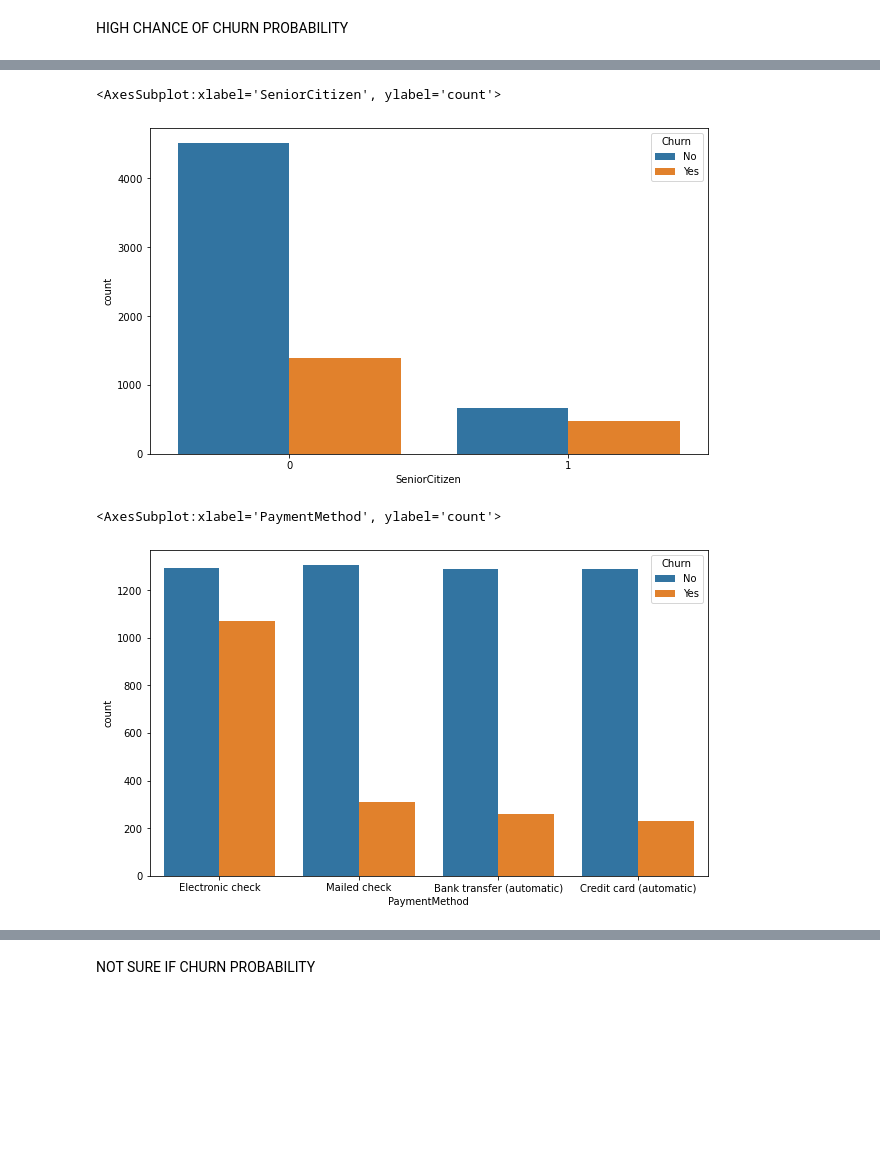
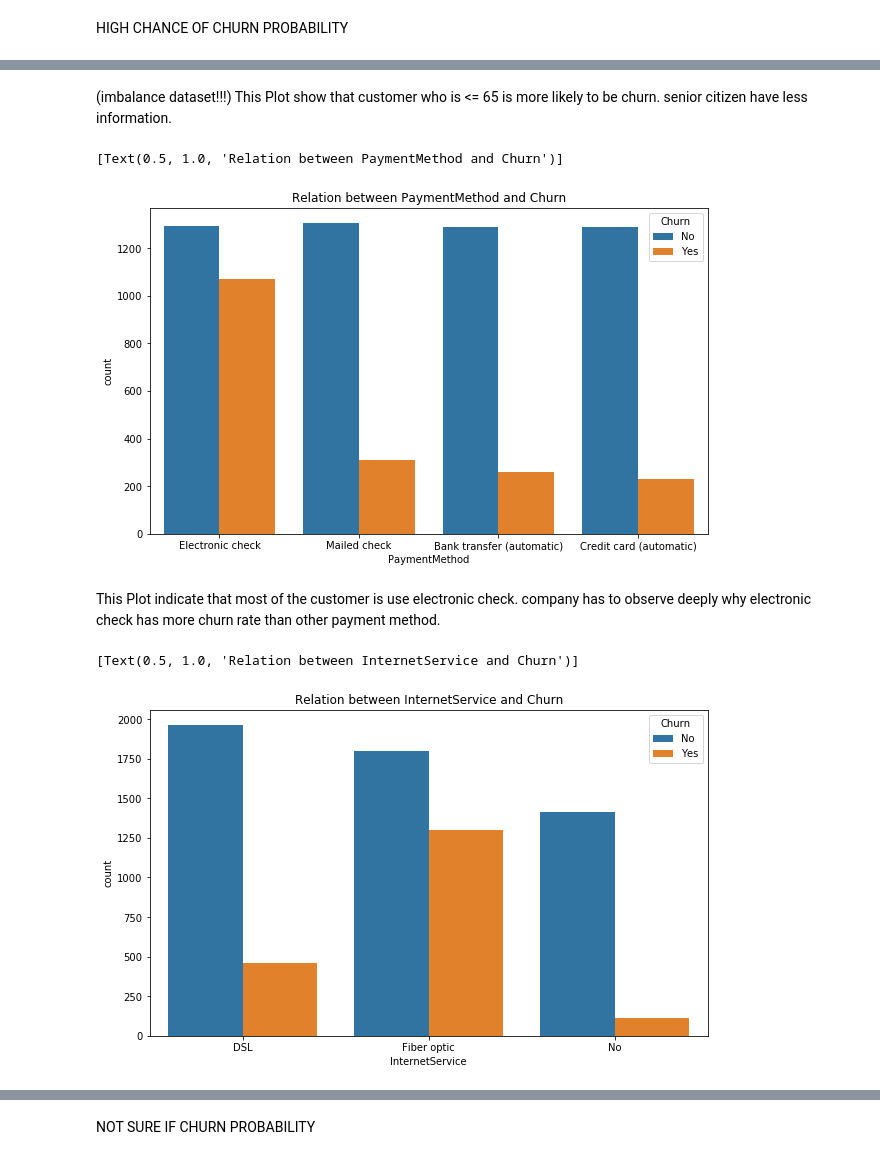
Before and after one commit to Nas-virat/Telco-Customer-Churn, a Jupyter notebook: Telco-Churn-Visualization.ipynb, the cells around one changed output, grey strips where cells are left out. Cells and saved outputs as stored; diff of their text form; code cells hidden in the pictures; blank space fills up the shorter version.

```diff
--- a/Telco-Churn-Visualization.ipynb
+++ b/Telco-Churn-Visualization.ipynb
@@ -10,7 +13,7 @@ import seaborn as sns
 # %% [markdown]
 ### IMPORT DATA
 # %%
-df = pd.read_csv('telco-customer-churn.csv')
+df = pd.read_csv('Telco-Customer-Churn.csv')
 df
 # %% [output]
 |  | customerID | gender | SeniorCitizen | Partner | Dependents | tenure | PhoneService | MultipleLines | ... |
@@ -91,12 +136,16 @@ sns.histplot(data=df, x='MonthlyCharges', hue='Churn')
+# %% [markdown]
+(imbalance dataset!!!) This Plot show that customer who is  <= 65 is more likely to be churn. senior citizen have less information.
 # %%
 fig = plt.figure(figsize=(10,6))
-sns.countplot(data=df, x='SeniorCitizen', hue='Churn')
+sns.countplot(data=df, x='PaymentMethod', hue='Churn').set(title='Relation between PaymentMethod and Churn')
 # %% [output]
-<AxesSubplot:xlabel='SeniorCitizen', ylabel='count'>
+[Text(0.5, 1.0, 'Relation between PaymentMethod and Churn')]
-[figure, old version]
+[figure, new version]
+# %% [markdown]
+This Plot indicate that most of the customer is use electronic check. company has to observe deeply why electronic check has more churn rate than other payment method.
 # %%
 fig = plt.figure(figsize=(10,6))
-sns.countplot(data=df, x='PaymentMethod', hue='Churn')
+sns.countplot(data=df, x='InternetService', hue='Churn').set(title='Relation between InternetService and Churn')
 # %% [output]
-<AxesSubplot:xlabel='PaymentMethod', ylabel='count'>
+[Text(0.5, 1.0, 'Relation between InternetService and Churn')]
-[figure, old version]
+[figure, new version]
```
Also changed, not shown: parts of 30 cells of this notebook.
